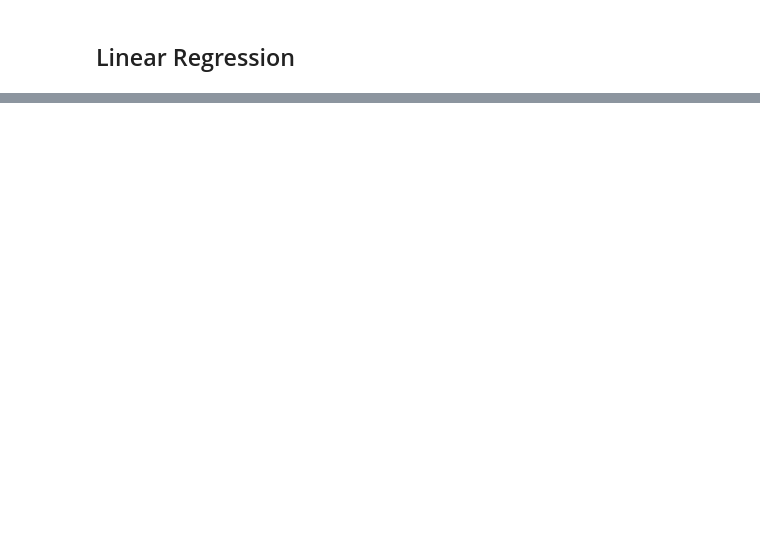
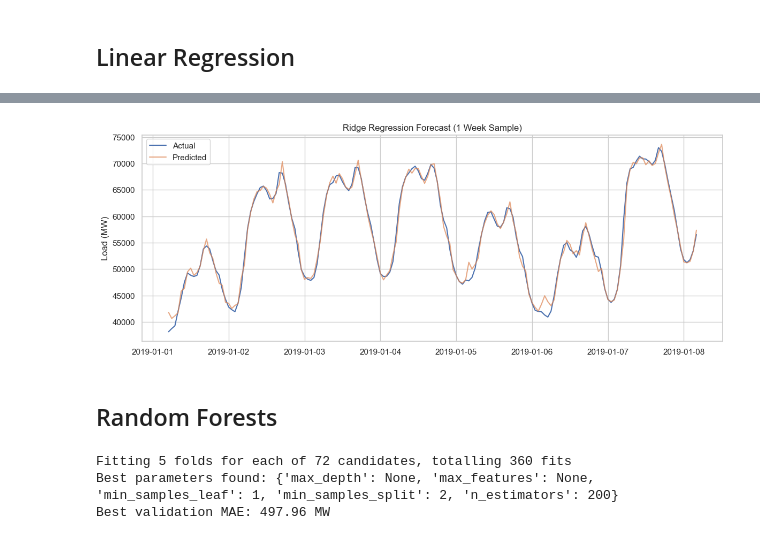
Before and after one commit to jaycob-melton/short-term-load-forecasting, a Jupyter notebook: notebooks/modeling.ipynb, the cells around one changed output, grey strips where cells are left out. Drawn from its saved outputs; the diff is of its cells as text; code cells hidden in the pictures; blank space fills up the shorter version.

Commit message:
added random forests and XGBoost

```diff
--- a/notebooks/modeling.ipynb
+++ b/notebooks/modeling.ipynb
@@ -207,0 +298,20 @@ plt.show()
+# %%
+split_idx = int(0.8 * len(X))
+X_train, X_test = X[:split_idx], X[split_idx:]
+y_train, y_test = y[:split_idx], y[split_idx:]
+
+model = make_pipeline(
+    StandardScaler(),
+    RidgeCV(alphas=alphas, cv=5)
+)
+model.fit(X_train, y_train)
+
+y_pred = model.predict(X_test)
+
+mae = MAE(y_test, y_pred)
+rmse = RMSE(y_test, y_pred)
+mape = MAPE(y_test, y_pred)
+
+print(f"Linear Regression MAE:  {mae:.2f} MW")
+print(f"Linear Regression RMSE: {rmse:.2f} MW")
+print(f"Linear Regression MAPE: {mape:.2f} %")
@@ -207,0 +343,15 @@ plt.show()
+# %%
+# Plot actual load versus predicted load for 1 week
+
+plt.figure(figsize=(14, 5))
+plt.plot(time[split_idx:split_idx+168], y_test[:168], label="Actual")
+plt.plot(time[split_idx:split_idx+168], y_pred[:168], label="Predicted", alpha=0.7)
+plt.title("Ridge Regression Forecast (1 Week Sample)")
+plt.ylabel("Load (MW)")
+plt.legend()
+plt.grid(True)
+plt.show()
+# %% [output]
+[figure, added]
+# %% [markdown]
+## Random Forests
@@ -207,0 +362,32 @@ plt.show()
+# %%
+tscv = TimeSeriesSplit(n_splits=5)
+
+param_grid = {
+    "n_estimators": [100, 200],
+    "max_depth": [5, 10, None],
+    "min_samples_split": [2, 5],
+    "min_samples_leaf": [1, 2],
+    "max_features": [1, "sqrt", None]
+}
+
+mae_scorer = make_scorer(MAE, greater_is_better=False)
+
+rf = RandomForestRegressor(random_state=42, n_jobs=-1)
+
+grid_search = GridSearchCV(
+    estimator=rf,
+    param_grid=param_grid,
+    cv=tscv,
+    scoring=mae_scorer,
+    verbose=2,
+    n_jobs=-1
+)
+
+grid_search.fit(X, y)
+
+print("Best parameters found:", grid_search.best_params_)
+print(f"Best validation MAE: {-grid_search.best_score_:.2f} MW")
+# %% [output]
+Fitting 5 folds for each of 72 candidates, totalling 360 fits
+Best parameters found: {'max_depth': None, 'max_features': None, 'min_samples_leaf': 1, 'min_samples_split': 2, 'n_estimators': 200}
+Best validation MAE: 497.96 MW
```
Also changed, not shown: parts of 34 cells of this notebook, 1 other file.
